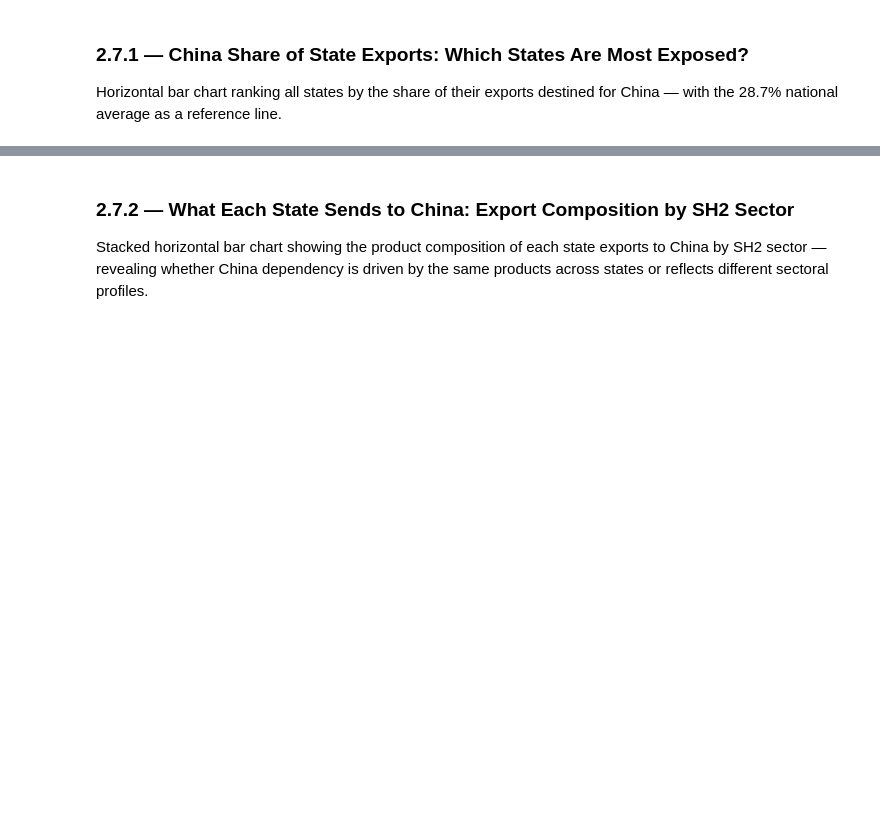
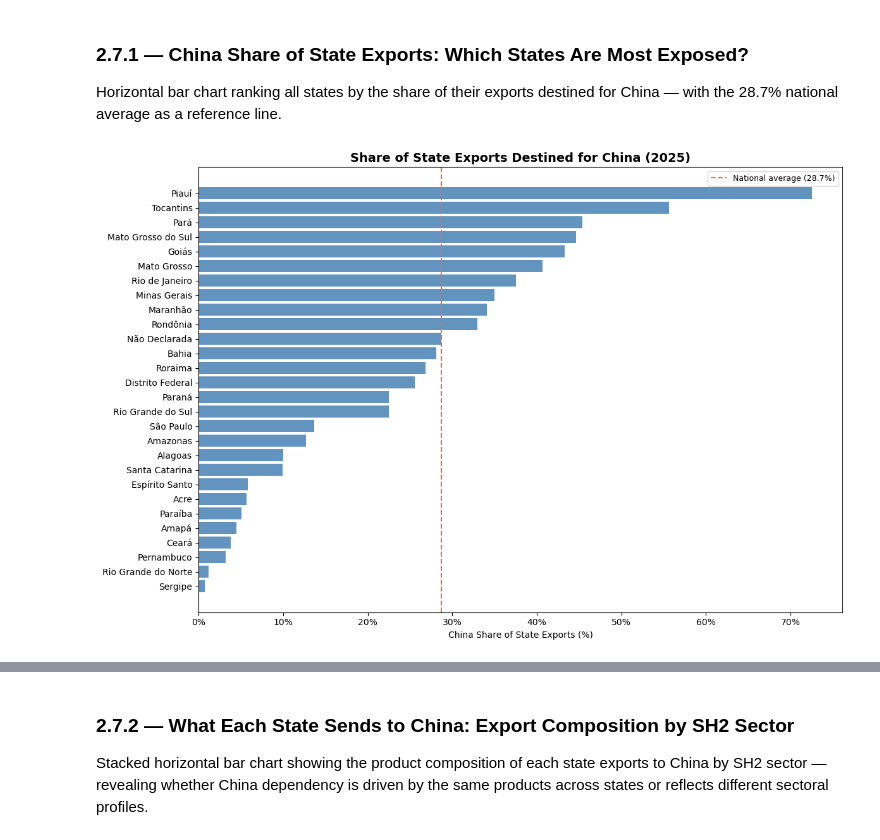
Before and after one commit to Eduardo-kohn/brazil-state-trade-analysis, a Jupyter notebook: SRC/Analysis/step2_state_competitiveness.ipynb, the cells around one changed output, grey strips where cells are left out. Drawn from its saved outputs; the diff is of its cells as text; code cells hidden in the pictures; blank space fills up the shorter version.

```diff
--- a/SRC/Analysis/step2_state_competitiveness.ipynb
+++ b/SRC/Analysis/step2_state_competitiveness.ipynb
@@ -214,9 +246,33 @@ plt.show()
 surplus_states = df_balance[df_balance['balance_usd_bn'] > 0].sort_values('balance_usd_bn', ascending=False)
 deficit_states = df_balance[df_balance['balance_usd_bn'] < 0].sort_values('balance_usd_bn')
 
-print(f"Net exporting states ({MAX_YEAR}):")
-print(surplus_states[['state', 'region', 'balance_usd_bn']].to_string(index=False))
-print(f"\nNet importing states ({MAX_YEAR}):")
-print(deficit_states[['state', 'region', 'balance_usd_bn']].to_string(index=False))
+def format_balance(x):
+    return f'+${x:.2f}bn' if x > 0 else f'-${abs(x):.2f}bn'
+
+surplus_states = df_balance[df_balance['balance_usd_bn'] > 0].sort_values('balance_usd_bn', ascending=False).copy()
+deficit_states = df_balance[df_balance['balance_usd_bn'] < 0].sort_values('balance_usd_bn').copy()
+
+for df, label in [
+    (surplus_states, f'Net Exporting States ({MAX_YEAR})'),
+    (deficit_states, f'Net Importing States ({MAX_YEAR})'),
+]:
+    df_disp = (
+        df[['state', 'region', 'balance_usd_bn']]
+        .copy()
+        .rename(columns={
+            'state'          : 'State',
+            'region'         : 'Region',
+            'balance_usd_bn' : 'Trade Balance (USD bn)',
+        })
+    )
+    df_disp['Trade Balance (USD bn)'] = df_disp['Trade Balance (USD bn)'].apply(format_balance)
+
+    print(f'\n{label}\n')
+    display(
+        df_disp.style
+        .set_caption(label)
+        .set_properties(**{'text-align': 'left'})
+        .hide(axis='index')
+    )
 # %% [output]
 [figure]
@@ -1984,35 +2075,32 @@ query_china_state = f"""
     FROM exp e
     JOIN uf u ON e."SG_UF_NCM" = u.sigla
     WHERE e."CO_ANO" = {MAX_YEAR}
     AND e."CO_PAIS" = {china_code}
     GROUP BY e."SG_UF_NCM", u.nome_estado
     ORDER BY exports_to_china DESC
 """
 
 df_china_state = pd.read_sql(query_china_state, engine)
 df_china_state['exports_to_china_bn'] = (df_china_state['exports_to_china'] / 1e9).round(2)
 
 df_china_share = df_china_state.merge(
     df_state[['uf', 'exports_usd', 'exports_usd_bn']], on='uf', how='left'
 )
 df_china_share['china_share_%'] = (
     df_china_share['exports_to_china'] / df_china_share['exports_usd'] * 100
 ).round(1)
 
 df_china_plot = df_china_share.sort_values('china_share_%', ascending=True)
 
 fig, ax = plt.subplots(figsize=(12, 8))
 ax.barh(df_china_plot['state'], df_china_plot['china_share_%'], color='steelblue', alpha=0.85)
 ax.axvline(x=28.7, color='tomato', linestyle='--', linewidth=1.5, label='National average (28.7%)')
 ax.set_title(f"Share of State Exports Destined for China ({MAX_YEAR})", fontsize=14, fontweight='bold')
 ax.set_xlabel("China Share of State Exports (%)")
 ax.legend(fontsize=9)
 ax.xaxis.set_major_formatter(mticker.FormatStrFormatter('%.0f%%'))
 plt.tight_layout()
 plt.savefig('output_2_9_china_dependency.png', dpi=150)
 plt.show()
-
-print(f"\nChina dependency by state ({MAX_YEAR}) — national average: 28.7%")
-print(df_china_share[['state', 'exports_to_china_bn', 'exports_usd_bn', 'china_share_%']]
-      .sort_values('china_share_%', ascending=False)
-      .to_string(index=False))
+# %% [output]
+[figure, added]
```
Also changed, not shown: parts of 46 cells of this notebook, 1 other file.
